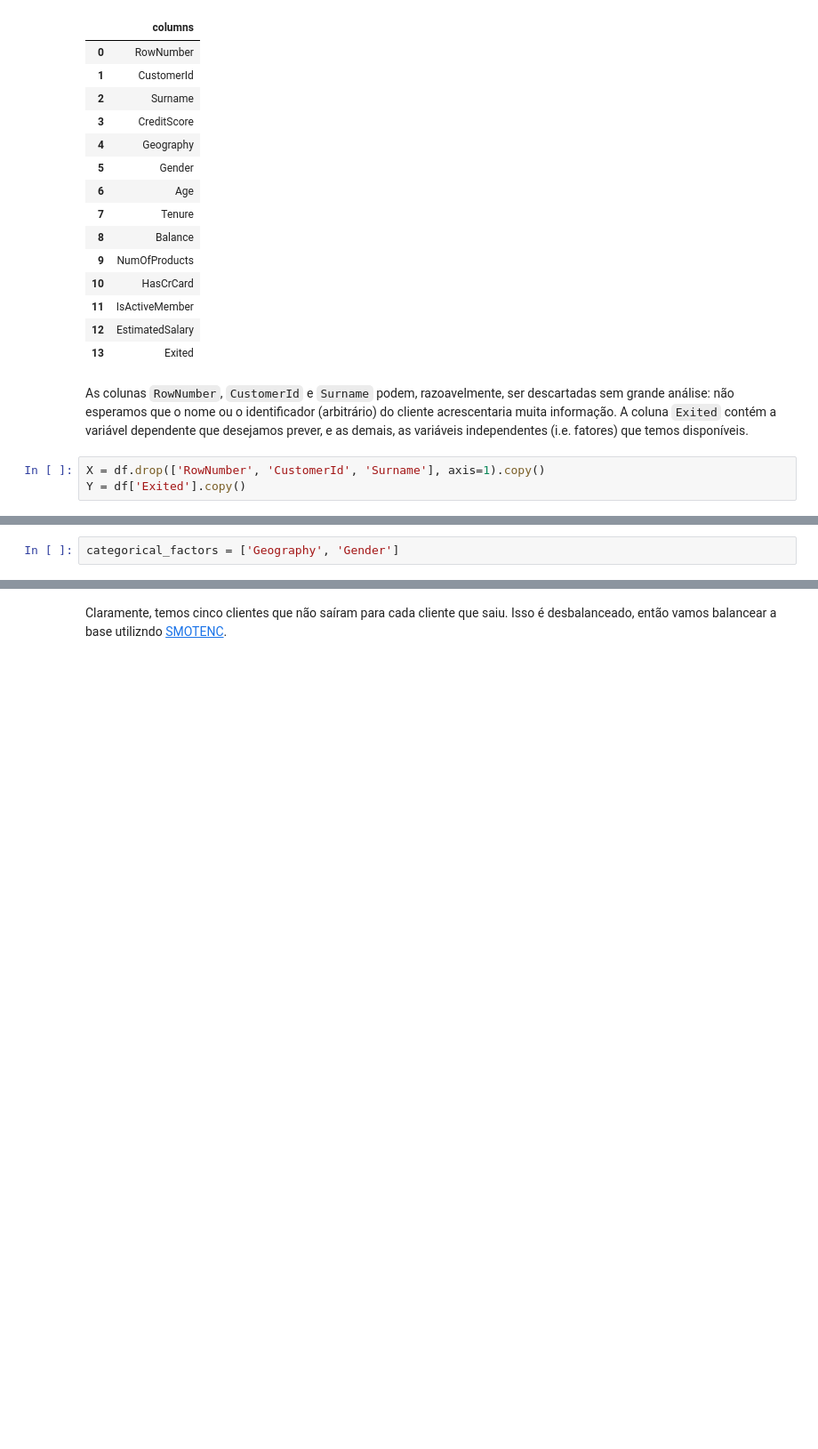
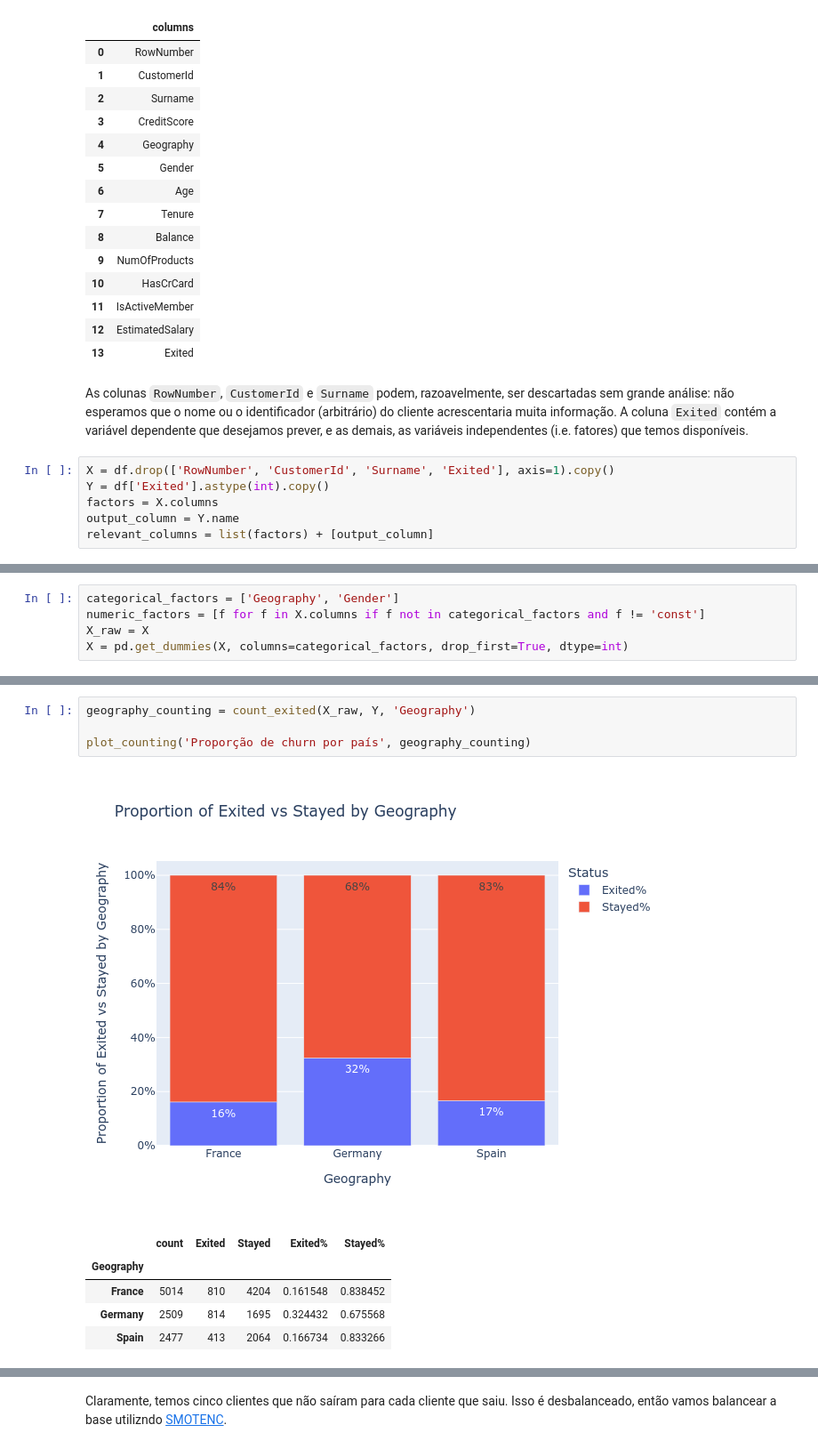
Before and after one commit to brandizzi/AEDI2025, a Jupyter notebook: Tarefa5.ipynb, the cells around one changed output, grey strips where cells are left out. Shown at 89% size. Drawn from its saved outputs; the diff is of its cells as text; blank space fills up the shorter version.

```diff
--- a/Tarefa5.ipynb
+++ b/Tarefa5.ipynb
@@ -35,5 +36,8 @@ pd.DataFrame(dict(columns=df.columns))
 # %% [markdown]
 As colunas `RowNumber`, `CustomerId` e `Surname` podem, razoavelmente, ser descartadas sem grande análise: não esperamos que o nome ou o identificador (arbitrário) do cliente acrescentaria muita informação. A coluna `Exited` contém a variável dependente que desejamos prever, e as demais, as variáveis independentes (i.e. fatores) que temos disponíveis.
 # %%
-X = df.drop(['RowNumber', 'CustomerId', 'Surname'], axis=1).copy()
-Y = df['Exited'].copy()
+X = df.drop(['RowNumber', 'CustomerId', 'Surname', 'Exited'], axis=1).copy()
+Y = df['Exited'].astype(int).copy()
+factors = X.columns
+output_column = Y.name
+relevant_columns = list(factors) + [output_column]
@@ -41,3 +67,6 @@ Y = df['Exited'].copy()
 Note que, dos fatores restantes, dois são categóricos:  `Geography` e `Gender`. Vamos tomar nota, pois eventualmente teremos de codificá-los em valores numéricos.
 # %%
 categorical_factors = ['Geography', 'Gender']
+numeric_factors = [f for f in X.columns if f not in categorical_factors and f != 'const']
+X_raw = X
+X = pd.get_dummies(X, columns=categorical_factors, drop_first=True, dtype=int)
@@ -43,0 +132,11 @@ categorical_factors = ['Geography', 'Gender']
+# %%
+geography_counting = count_exited(X_raw, Y, 'Geography')
+
+plot_counting('Proporção de churn por país', geography_counting)
+# %% [output]
+[figure, added]
+|  | count | Exited | Stayed | Exited% | Stayed% |
+| Geography |  |  |  |  |  |
+| France | 5014 | 810 | 4204 | 0.161548 | 0.838452 |
+| Germany | 2509 | 814 | 1695 | 0.324432 | 0.675568 |
+| Spain | 2477 | 413 | 2064 | 0.166734 | 0.833266 |
```
Also changed, not shown: parts of 36 cells of this notebook.
